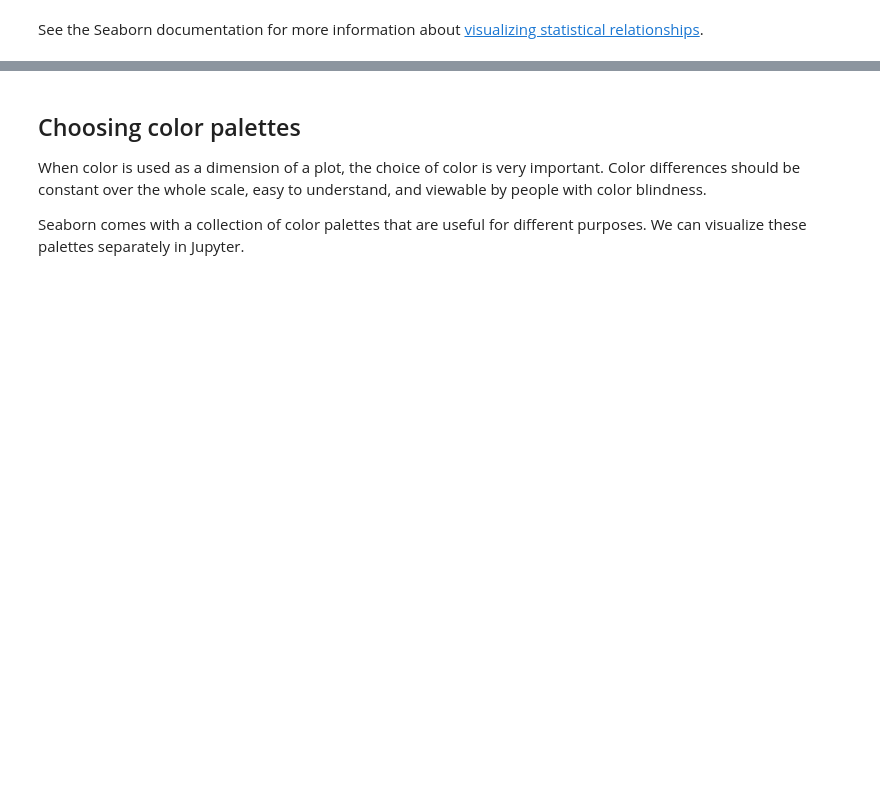
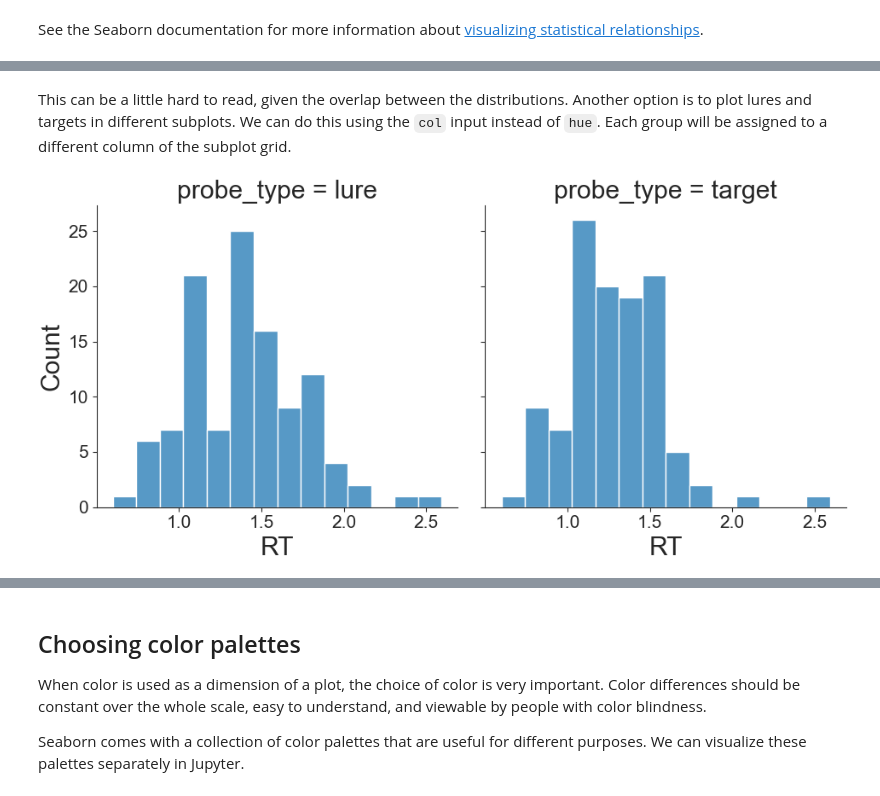
Before and after one commit to mortonne/datascipsych, a Jupyter notebook: assignments/assignment10/data_visualization.ipynb, the cells around one changed output, grey strips where cells are left out. Saved outputs shown, nothing was run; the diff lists cells and outputs as text; code cells hidden in the pictures; blank space fills up the shorter version.

Commit message:
feat: add section on subplots

```diff
--- a/assignments/assignment10/data_visualization.ipynb
+++ b/assignments/assignment10/data_visualization.ipynb
@@ -266,0 +277,6 @@ See the Seaborn documentation for more information about [visualizing statistica
+# %% [markdown]
+This can be a little hard to read, given the overlap between the distributions. Another option is to plot lures and targets in different subplots. We can do this using the `col` input instead of `hue`. Each group will be assigned to a different column of the subplot grid.
+# %%
+sns.displot(data=perf, x="RT", col="probe_type", kind="hist");
+# %% [output]
+[figure, added]
```
Also changed, not shown: parts of 10 cells of this notebook.
